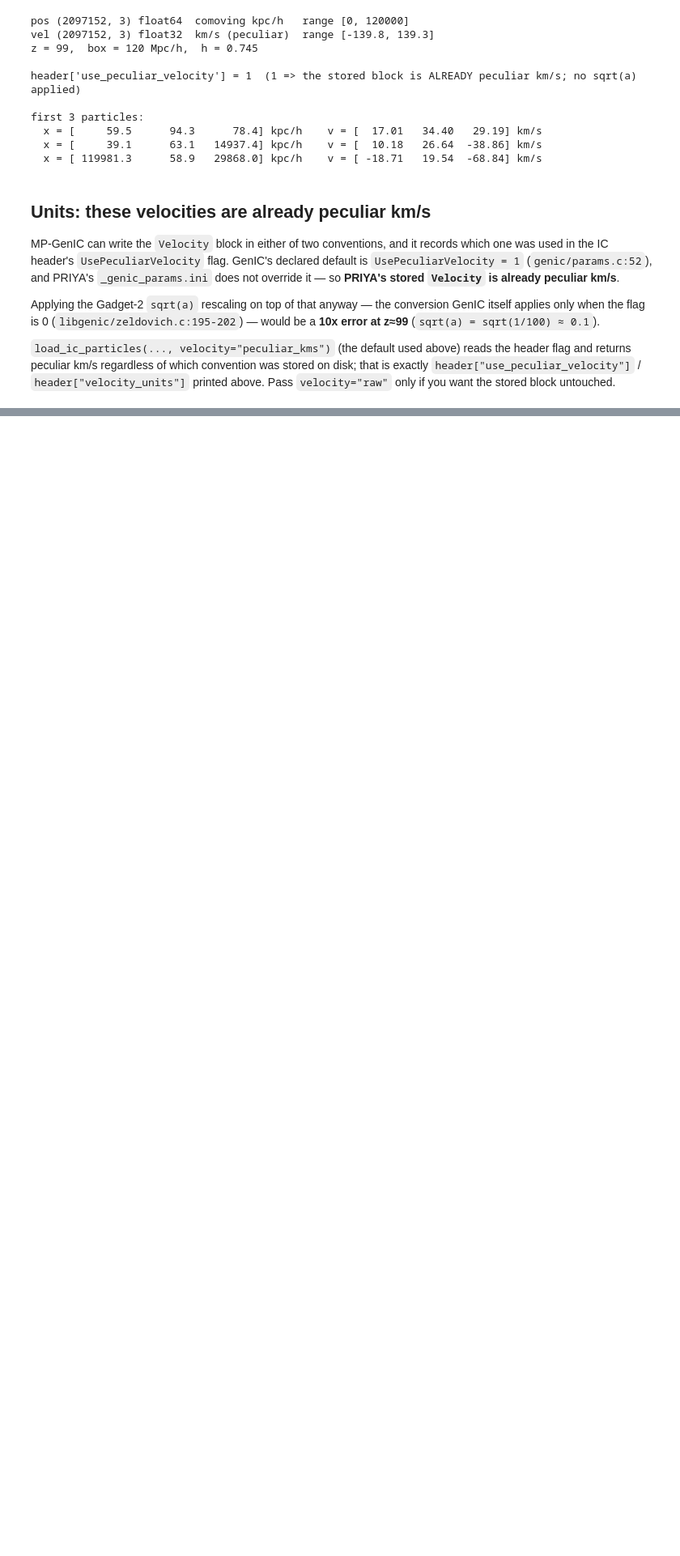
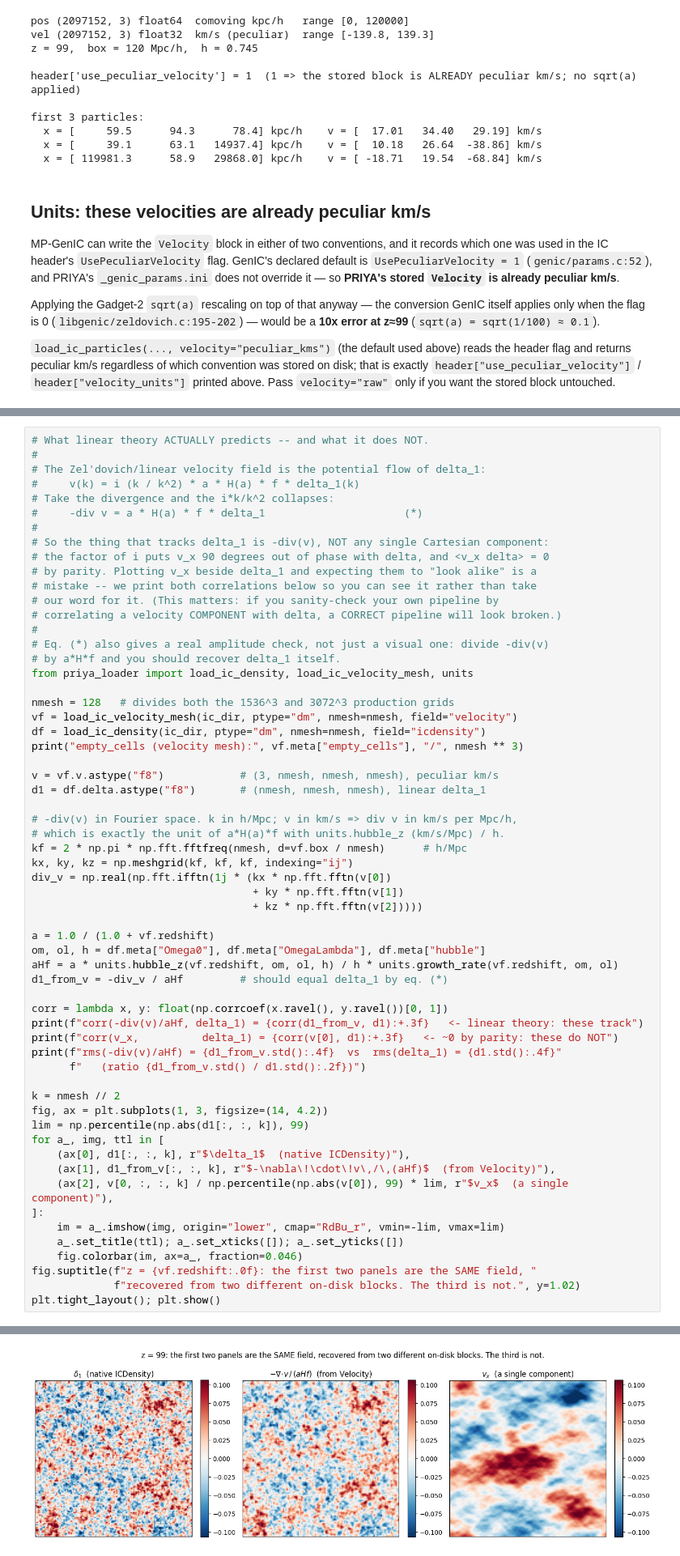
Before and after one commit to jibanCat/priya_loader, a Jupyter notebook: notebooks/ic_particles.ipynb, the cells around one changed output, grey strips where cells are left out. Shown at 81% size. Drawn from its saved outputs; the diff is of its cells as text; blank space fills up the shorter version.

```diff
--- a/notebooks/ic_particles.ipynb
+++ b/notebooks/ic_particles.ipynb
@@ -303,0 +285,61 @@ empty_cells (velocity mesh): 0 / 2097152
+# %%
+# What linear theory ACTUALLY predicts -- and what it does NOT.
+#
+# The Zel'dovich/linear velocity field is the potential flow of delta_1:
+#     v(k) = i (k / k^2) * a * H(a) * f * delta_1(k)
+# Take the divergence and the i*k/k^2 collapses:
+#     -div v = a * H(a) * f * delta_1                      (*)
+#
+# So the thing that tracks delta_1 is -div(v), NOT any single Cartesian component:
+# the factor of i puts v_x 90 degrees out of phase with delta, and <v_x delta> = 0
+# by parity. Plotting v_x beside delta_1 and expecting them to "look alike" is a
+# mistake -- we print both correlations below so you can see it rather than take
+# our word for it. (This matters: if you sanity-check your own pipeline by
+# correlating a velocity COMPONENT with delta, a CORRECT pipeline will look broken.)
+#
+# Eq. (*) also gives a real amplitude check, not just a visual one: divide -div(v)
+# by a*H*f and you should recover delta_1 itself.
+from priya_loader import load_ic_density, load_ic_velocity_mesh, units
+
+nmesh = 128   # divides both the 1536^3 and 3072^3 production grids
+vf = load_ic_velocity_mesh(ic_dir, ptype="dm", nmesh=nmesh, field="velocity")
+df = load_ic_density(ic_dir, ptype="dm", nmesh=nmesh, field="icdensity")
+print("empty_cells (velocity mesh):", vf.meta["empty_cells"], "/", nmesh ** 3)
+
+v = vf.v.astype("f8")            # (3, nmesh, nmesh, nmesh), peculiar km/s
+d1 = df.delta.astype("f8")       # (nmesh, nmesh, nmesh), linear delta_1
+
+# -div(v) in Fourier space. k in h/Mpc; v in km/s => div v in km/s per Mpc/h,
+# which is exactly the unit of a*H(a)*f with units.hubble_z (km/s/Mpc) / h.
+kf = 2 * np.pi * np.fft.fftfreq(nmesh, d=vf.box / nmesh)      # h/Mpc
+kx, ky, kz = np.meshgrid(kf, kf, kf, indexing="ij")
+div_v = np.real(np.fft.ifftn(1j * (kx * np.fft.fftn(v[0])
+                                   + ky * np.fft.fftn(v[1])
+                                   + kz * np.fft.fftn(v[2]))))
+
+a = 1.0 / (1.0 + vf.redshift)
+om, ol, h = df.meta["Omega0"], df.meta["OmegaLambda"], df.meta["hubble"]
+aHf = a * units.hubble_z(vf.redshift, om, ol, h) / h * units.growth_rate(vf.redshift, om, ol)
+d1_from_v = -div_v / aHf         # should equal delta_1 by eq. (*)
+
+corr = lambda x, y: float(np.corrcoef(x.ravel(), y.ravel())[0, 1])
+print(f"corr(-div(v)/aHf, delta_1) = {corr(d1_from_v, d1):+.3f}   <- linear theory: these track")
+print(f"corr(v_x,          delta_1) = {corr(v[0], d1):+.3f}   <- ~0 by parity: these do NOT")
+print(f"rms(-div(v)/aHf) = {d1_from_v.std():.4f}  vs  rms(delta_1) = {d1.std():.4f}"
+      f"   (ratio {d1_from_v.std() / d1.std():.2f})")
+
+k = nmesh // 2
+fig, ax = plt.subplots(1, 3, figsize=(14, 4.2))
+lim = np.percentile(np.abs(d1[:, :, k]), 99)
+for a_, img, ttl in [
+    (ax[0], d1[:, :, k], r"$\delta_1$  (native ICDensity)"),
+    (ax[1], d1_from_v[:, :, k], r"$-\nabla\!\cdot\!v\,/\,(aHf)$  (from Velocity)"),
+    (ax[2], v[0, :, :, k] / np.percentile(np.abs(v[0]), 99) * lim, r"$v_x$  (a single component)"),
+]:
+    im = a_.imshow(img, origin="lower", cmap="RdBu_r", vmin=-lim, vmax=lim)
+    a_.set_title(ttl); a_.set_xticks([]); a_.set_yticks([])
+    fig.colorbar(im, ax=a_, fraction=0.046)
+fig.suptitle(f"z = {vf.redshift:.0f}: the first two panels are the SAME field, "
+             f"recovered from two different on-disk blocks. The third is not.", y=1.02)
+plt.tight_layout(); plt.show()
+# %% [output]
@@ -303,0 +350 @@ empty_cells (velocity mesh): 0 / 2097152
+[figure, added]
```
Also changed, not shown: parts of 4 cells of this notebook.
